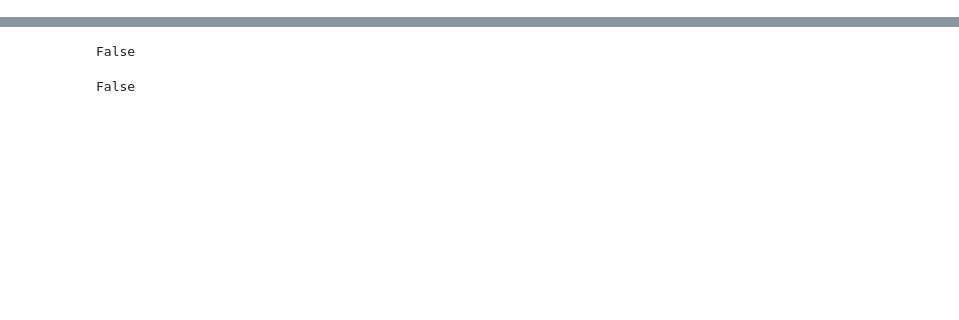
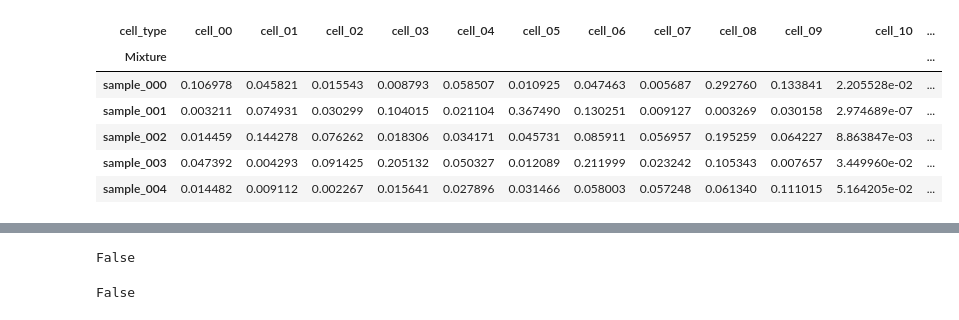
Before and after one commit to davidliu-lab/deconv, a Jupyter notebook: 5 - run expression imputation with fake data.ipynb, the cells around one changed output, grey strips where cells are left out. Cells and saved outputs as stored; diff of their text form; code cells hidden in the pictures; blank space fills up the shorter version.

```diff
--- a/5 - run expression imputation with fake data.ipynb
+++ b/5 - run expression imputation with fake data.ipynb
@@ -73 +79,27 @@ cell_type_geps
+# %%
+if c == 2:
+    # linspace fractions for 2 cell types
+    fraction_values = [(p, 1 - p) for p in np.arange(0, 1, 1.0 / s)]
+else:
+    # random fractions
+    fraction_values = rng.dirichlet((1,) * c, size=(s,))
+
+fractions = pd.DataFrame(
+    fraction_values,
+    index=samples,
+    columns=cell_types
+)
+
+fractions_and_empty_csx_metrics = fractions.copy()
+fractions_and_empty_csx_metrics[["P-value", "Correlation", "RMSE"]] = (0, 0, 0)
+
+fractions_and_empty_csx_metrics.head()
+# %% [output]
+| cell_type | cell_00 | cell_01 | cell_02 | cell_03 | cell_04 | cell_05 | cell_06 | cell_07 | cell_08 | cell_09 | cell_10 | ... |
+| Mixture |  |  |  |  |  |  |  |  |  |  |  | ... |
+| sample_000 | 0.106978 | 0.045821 | 0.015543 | 0.008793 | 0.058507 | 0.010925 | 0.047463 | 0.005687 | 0.292760 | 0.133841 | 2.205528e-02 | ... |
+| sample_001 | 0.003211 | 0.074931 | 0.030299 | 0.104015 | 0.021104 | 0.367490 | 0.130251 | 0.009127 | 0.003269 | 0.030158 | 2.974689e-07 | ... |
+| sample_002 | 0.014459 | 0.144278 | 0.076262 | 0.018306 | 0.034171 | 0.045731 | 0.085911 | 0.056957 | 0.195259 | 0.064227 | 8.863847e-03 | ... |
+| sample_003 | 0.047392 | 0.004293 | 0.091425 | 0.205132 | 0.050327 | 0.012089 | 0.211999 | 0.023242 | 0.105343 | 0.007657 | 3.449960e-02 | ... |
+| sample_004 | 0.014482 | 0.009112 | 0.002267 | 0.015641 | 0.027896 | 0.031466 | 0.058003 | 0.057248 | 0.061340 | 0.111015 | 5.164205e-02 | ... |
 # %%
```
Also changed, not shown: parts of 31 cells of this notebook.
